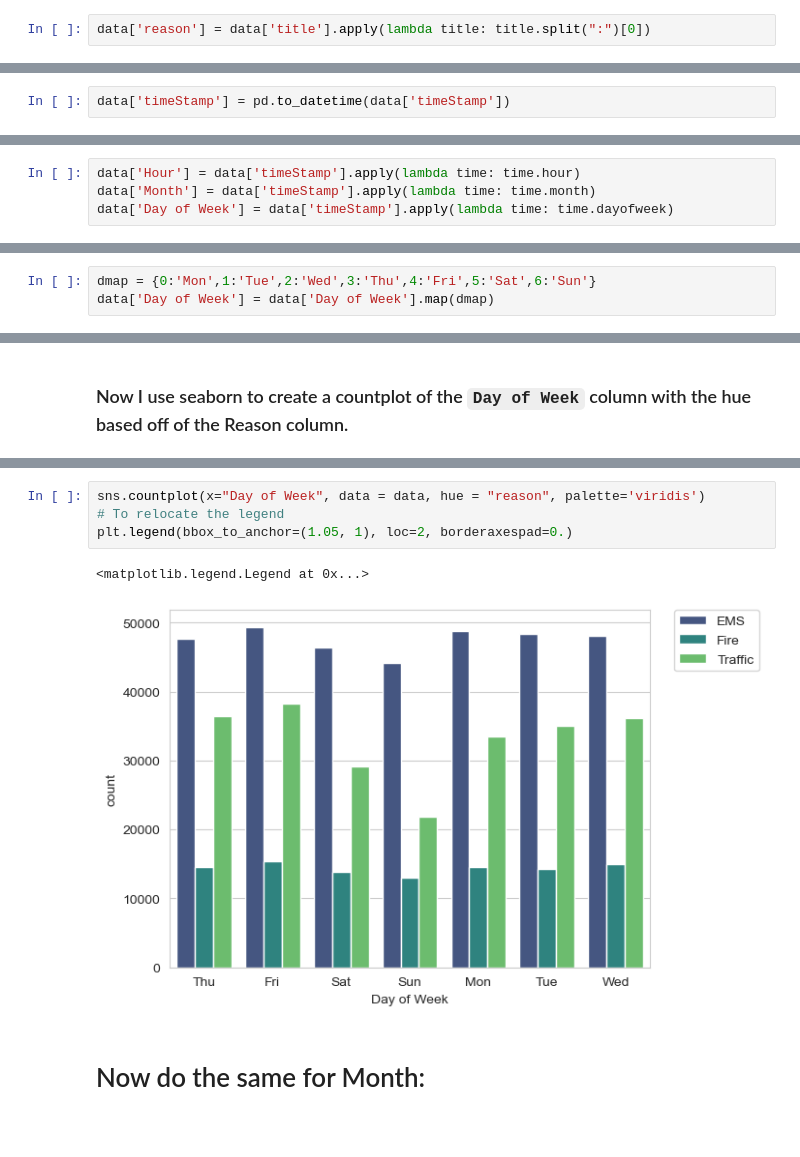
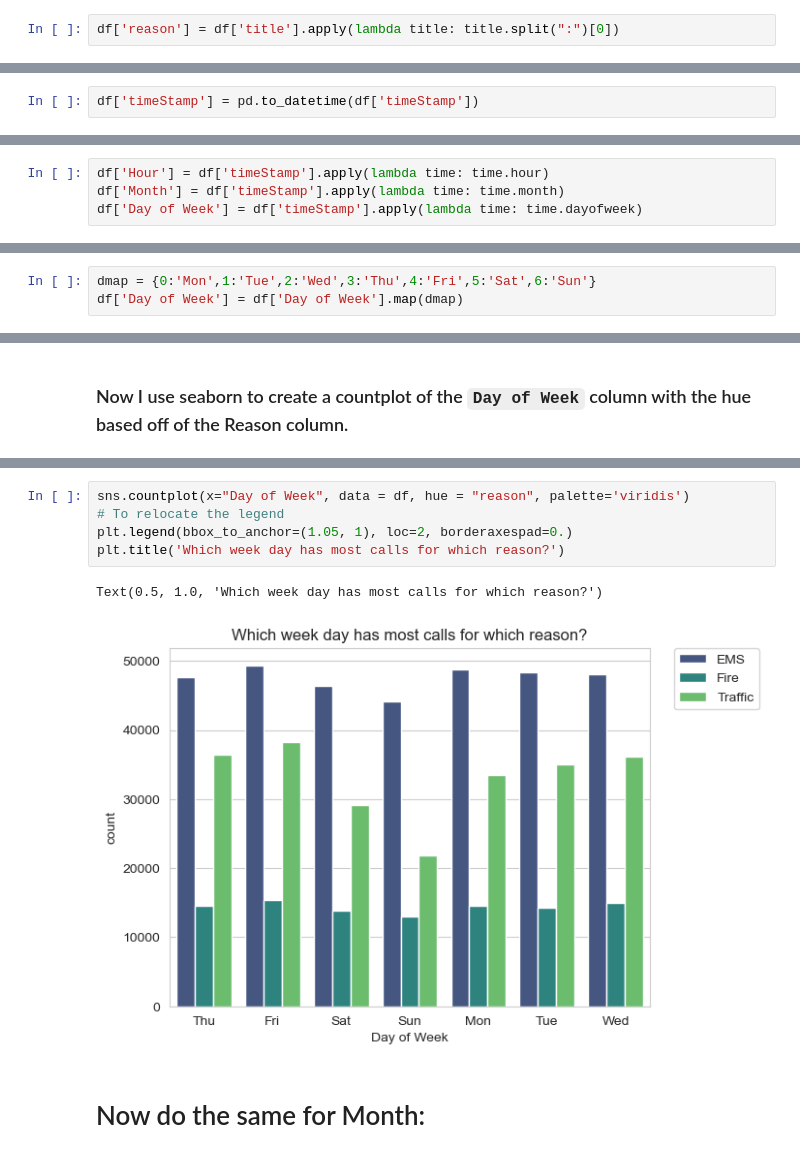
Before and after one commit to rahulkataria35/data-science-projects, a Jupyter notebook: 911_Calls.ipynb, the cells around one changed output, grey strips where cells are left out. Saved outputs shown, nothing was run; the diff lists cells and outputs as text; blank space fills up the shorter version.

```diff
--- a/911_Calls.ipynb
+++ b/911_Calls.ipynb
@@ -94,3 +154,3 @@ The titles column contains "Reasons/Departments" specified before the title code
 # %%
-data['reason'] = data['title'].apply(lambda title: title.split(":")[0])
+df['reason'] = df['title'].apply(lambda title: title.split(":")[0])
 # %%
@@ -128,3 +187,3 @@ str
 # %%
-data['timeStamp'] = pd.to_datetime(data['timeStamp'])
+df['timeStamp'] = pd.to_datetime(df['timeStamp'])
 # %%
@@ -134,5 +213,5 @@ pandas._libs.tslibs.timestamps.Timestamp
 # %%
-data['Hour'] = data['timeStamp'].apply(lambda time: time.hour)
-data['Month'] = data['timeStamp'].apply(lambda time: time.month)
-data['Day of Week'] = data['timeStamp'].apply(lambda time: time.dayofweek)
+df['Hour'] = df['timeStamp'].apply(lambda time: time.hour)
+df['Month'] = df['timeStamp'].apply(lambda time: time.month)
+df['Day of Week'] = df['timeStamp'].apply(lambda time: time.dayofweek)
 # %%
@@ -146,5 +225,5 @@ data.head(3)
 #### Notice how the Day of Week is an integer 0-6. I'll use the .map() with this dictionary to map the actual string names to the day of the week
 # %%
 dmap = {0:'Mon',1:'Tue',2:'Wed',3:'Thu',4:'Fri',5:'Sat',6:'Sun'}
-data['Day of Week'] = data['Day of Week'].map(dmap)
+df['Day of Week'] = df['Day of Week'].map(dmap)
 # %%
@@ -159,10 +252,11 @@ data.head(3)
 # %%
-sns.countplot(x="Day of Week", data = data, hue = "reason", palette='viridis')
+sns.countplot(x="Day of Week", data = df, hue = "reason", palette='viridis')
 # To relocate the legend
 plt.legend(bbox_to_anchor=(1.05, 1), loc=2, borderaxespad=0.)
+plt.title('Which week day has most calls for which reason?')
 # %% [output]
-<matplotlib.legend.Legend at 0x...>
+Text(0.5, 1.0, 'Which week day has most calls for which reason?')
-[figure, old version]
+[figure, new version]
 # %% [markdown]
 # Now do the same for Month:
 # %%
```
Also changed, not shown: parts of 72 cells of this notebook.
